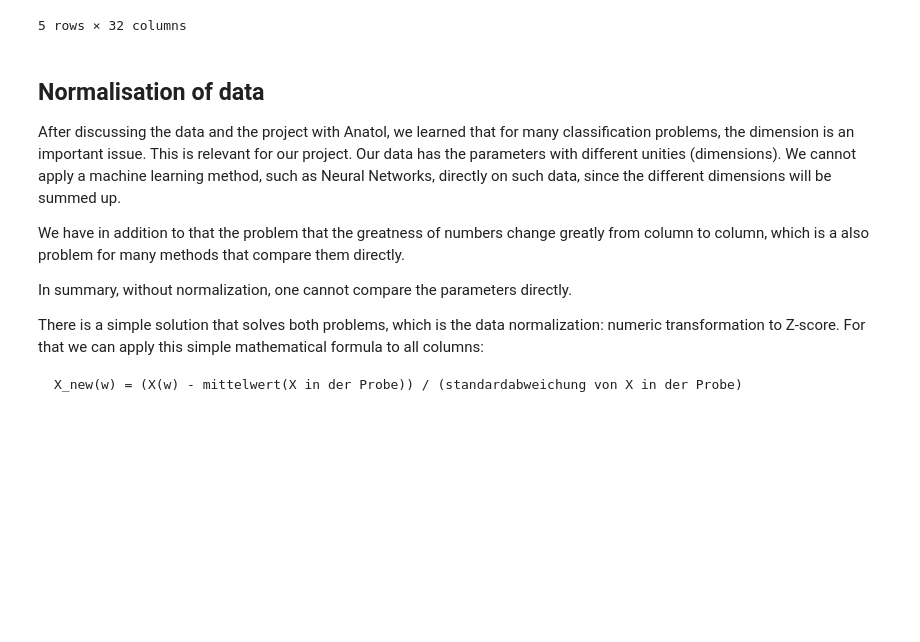
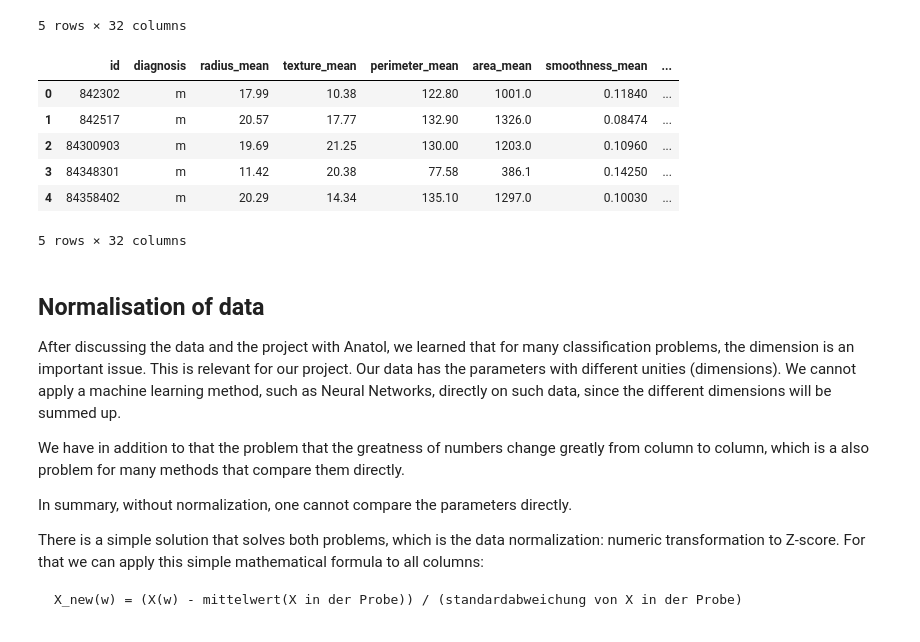
Before and after one commit to waltercostamb/breast_cancer_diagnostics, a Jupyter notebook: project_MB.ipynb, the cells around one changed output. Saved outputs shown, nothing was run; the diff lists cells and outputs as text; code cells hidden in the pictures; blank space fills up the shorter version.

```diff
--- a/project_MB.ipynb
+++ b/project_MB.ipynb
@@ -23,10 +23,10 @@ import pandas as pd
 import pandas.io.sql as psql
 
 #PATH for alphatraining Windows PC
-#df = pd.read_csv("C:/Users/Alfa/Documents/kaggle_breast-cancer-wisconsin.csv")
+df = pd.read_csv("C:/Users/Alfa/Documents/kaggle_breast-cancer-wisconsin.csv")
 
 #PATH for maya
-df = pd.read_csv("/home/bia/Documents/Courses/alphatraining/Big Data/project/breast_cancer_diagnostics/kaggle_breast-cancer-wisconsin.csv")
+#df = pd.read_csv("/home/bia/Documents/Courses/alphatraining/Big Data/project/breast_cancer_diagnostics/kaggle_breast-cancer-wisconsin.csv")
 df.head()
 # %% [output]
 |  | id | diagnosis | radius_mean | texture_mean | perimeter_mean | area_mean | smoothness_mean | ... |
@@ -36,6 +36,29 @@ df.head()
 | 3 | 84348301 | M | 11.42 | 20.38 | 77.58 | 386.1 | 0.14250 | ... |
 | 4 | 84358402 | M | 20.29 | 14.34 | 135.10 | 1297.0 | 0.10030 | ... |
 5 rows × 32 columns
+# %%
+#This code block formats the data for the plots in the next block
+
+#Below I fixed the spaces in the column names
+df.columns = df.columns.str.strip().str.lower().str.replace(' ', '_').str.replace('(', '').str.replace(')', '')
+
+#When I ran the plots below, python3 said that support for uppercase single-letter colors is deprecated, so
+#I substituted 'M' for 'm' and 'B' for 'b'
+df = df.replace(to_replace ="B",
+                 value ="b")
+
+df = df.replace(to_replace ="M",
+                 value ="m")
+
+df.head()
+# %% [output]
+|  | id | diagnosis | radius_mean | texture_mean | perimeter_mean | area_mean | smoothness_mean | ... |
+| 0 | 842302 | m | 17.99 | 10.38 | 122.80 | 1001.0 | 0.11840 | ... |
+| 1 | 842517 | m | 20.57 | 17.77 | 132.90 | 1326.0 | 0.08474 | ... |
+| 2 | 84300903 | m | 19.69 | 21.25 | 130.00 | 1203.0 | 0.10960 | ... |
+| 3 | 84348301 | m | 11.42 | 20.38 | 77.58 | 386.1 | 0.14250 | ... |
+| 4 | 84358402 | m | 20.29 | 14.34 | 135.10 | 1297.0 | 0.10030 | ... |
+5 rows × 32 columns
 # %% [markdown]
 ## Normalisation of data
 
```
Also changed, not shown: parts of 9 cells of this notebook.
